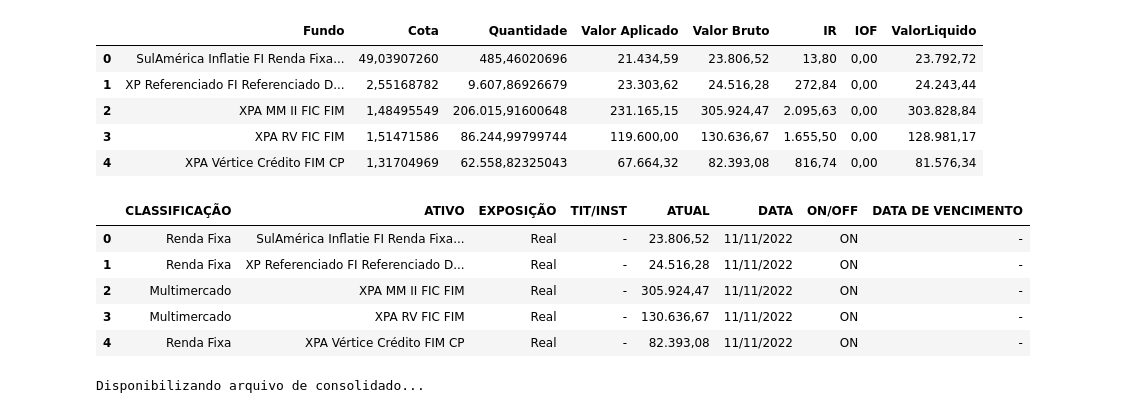
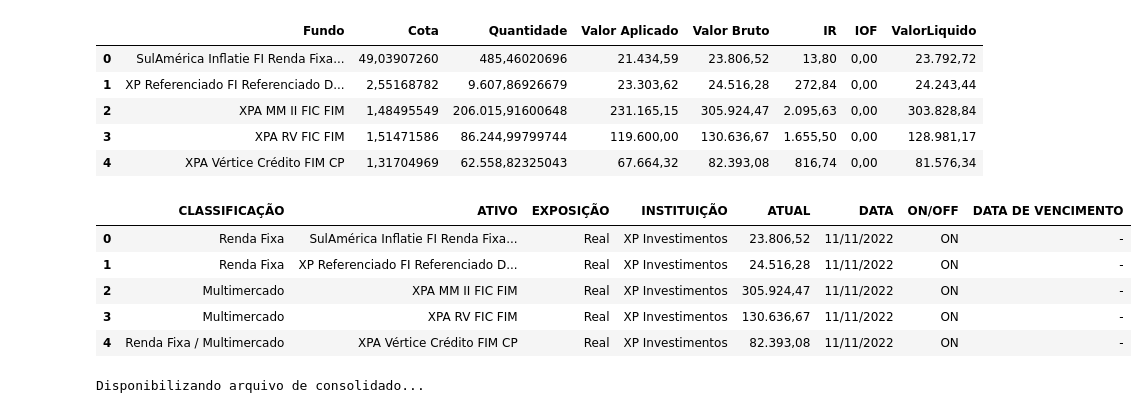
Before and after one commit to HpDiniz/Leitor-de-PDF, a Jupyter notebook: PDF_Extractor.ipynb, the cells around one changed output. Drawn from its saved outputs; the diff is of its cells as text; code cells hidden in the pictures.

```diff
--- a/PDF_Extractor.ipynb
+++ b/PDF_Extractor.ipynb
@@ -65,7 +80,7 @@ def create_new_df():
         'CLASSIFICAÇÃO': pd.Series(dtype='str'),
         'ATIVO': pd.Series(dtype='str'),
         'EXPOSIÇÃO': pd.Series(dtype='str'),
-        'TIT/INST': pd.Series(dtype='str'),
+        'INSTITUIÇÃO': pd.Series(dtype='str'),
         'ATUAL': pd.Series(dtype='str'),
         'DATA': pd.Series(dtype='str'),
         'ON/OFF': pd.Series(dtype='str'),
@@ -75,26 +90,28 @@ def create_new_df():
 def obtem_classificacao(ativo):
 
     # Verifica se é uma ativo no formato de Ticker
-    founded = re.search(r'\b[A-Z]{4}\d{1,2}\b', ativo)
+    founded = re.search(r'\b[A-Z]{4}(3|4|5|6|11|32|33|34|35)\b', ativo, flags=(re.IGNORECASE))
     if founded:
         return "Ações"
 
     # Define as palavras chave para cada Classificação
     dict_classificacoes = {
         "Ações": [
-            "FIC FIA","FIA","FI Ações"
+            "FIC FIA","FIA","FI Ações", "FI Açoes"
         ],
         "Renda Fixa": [
-            "Renda Fixa","CDB","LC","LCA","LCI","CRA","CRI","Deb","Debenture",
-            "Debênture","Tesouro","Pré","Pós","IPCA","IPCA+","LTN","NTN","NTN",
-            "NTN-B","NTNB","DI","REF","DI","CP","Crédito Privado","LP","PGBL"
-            "Longo Prazo","Providencia","Providência","Prev","VGBL"
+            "Renda Fixa","RF","CDB","LC","LCA","LCI","CRA","CRI","Deb","Debenture",
+            "Debênture","Tesouro","Pré","Pós","Pre","Pos","IPCA","IPCA+","LTN","NTN",
+            "NTN-B","NTNB","DI","REF DI","CP","Credito Privado","Crédito Privado",
+            "LP","Longo Prazo","Previdencia","Previdência","Prev","VGBL","PGBL"
         ],
         "Multimercado": [
-            "FIC FIM","FIM","MM","Multimercado","Multi","Multiestratégia","COE"
+            "FIC FIM","FIM","MM","Multimercado","Multi","COE","Multiestratégia",
+            "Multiestratégia"
         ]
     }
 
+    classes = []
     # Percorre cada uma das classificações
     for classificacao in dict_classificacoes:
 
@@ -102,14 +119,16 @@ def obtem_classificacao(ativo):
         for key in dict_classificacoes[classificacao]:
 
             # Verifica se a palavra-chave atual existe no nome do ativo
-            founded = re.search(r'\b' + key + r'\b', ativo)
-            if founded:
-                return classificacao
+            founded = re.search(r'\b' + key + r'\b', ativo, flags=(re.IGNORECASE))
+            if founded and not classificacao in classes:
+                classes.append(classificacao)
 
+    if len(classes) > 0:
+        return ' / '.join(classes)
 
     # Se nenhuma classificação foi encontrada, verifica se é um ETF de investimento estrangeiro
-    founded = re.search(r'\b[A-Z]{3}\b', ativo)
+    founded = re.search(r'\b[A-Z]{3}\b', ativo, flags=(re.IGNORECASE))
     if founded:
         return "Ações"
 
-    return ""
+    return "***"
@@ -142,6 +225,6 @@ text_miner
 # %%
 # Regex para obter a data de emissão
-regex_0 = "(?<=Emiss.o: )\d{2}\/\d{2}\/\d{4}"
+regex_0 = "(?<=Movimenta..o de \d{2}\/\d{2}\/\d{4} a )\d{2}\/\d{2}\/\d{4}"
 data_emissao = str(re.search(regex_0, text_miner, flags=(re.IGNORECASE)).group(0))
 
 # Regex para obter o texto situado entre o termo "POSIÇÃO CONSOLIDADA" e o termo "Emissão"
@@ -210,29 +293,29 @@ df
 # %%
 # Cria o DataFrame que conterá o consolidado final
 df_result = create_new_df()
 
 # Preenche o consolidado final
 for index, row in df.iterrows():
 
     df_result = df_result.append({
         'CLASSIFICAÇÃO': obtem_classificacao(row['Fundo']),
         'ATIVO': row['Fundo'],
         'EXPOSIÇÃO': "Real",
-        'TIT/INST': "-",
+        'INSTITUIÇÃO': "XP Investimentos",
         'ATUAL': row["Valor Bruto"],
         'DATA': data_emissao,
         'ON/OFF': "ON",
         'DATA DE VENCIMENTO': "-"
     }, ignore_index=True)
 
 df_result
 # %% [output]
-|  | CLASSIFICAÇÃO | ATIVO | EXPOSIÇÃO | TIT/INST | ATUAL | DATA | ON/OFF | DATA DE VENCIMENTO |
-| 0 | Renda Fixa | SulAmérica Inflatie FI Renda Fixa... | Real | - | 23.806,52 | 11/11/2022 | ON | - |
-| 1 | Renda Fixa | XP Referenciado FI Referenciado D... | Real | - | 24.516,28 | 11/11/2022 | ON | - |
-| 2 | Multimercado | XPA MM II FIC FIM | Real | - | 305.924,47 | 11/11/2022 | ON | - |
-| 3 | Multimercado | XPA RV FIC FIM | Real | - | 130.636,67 | 11/11/2022 | ON | - |
-| 4 | Renda Fixa | XPA Vértice Crédito FIM CP | Real | - | 82.393,08 | 11/11/2022 | ON | - |
+|  | CLASSIFICAÇÃO | ATIVO | EXPOSIÇÃO | INSTITUIÇÃO | ATUAL | DATA | ON/OFF | DATA DE VENCIMENTO |
+| 0 | Renda Fixa | SulAmérica Inflatie FI Renda Fixa... | Real | XP Investimentos | 23.806,52 | 11/11/2022 | ON | - |
+| 1 | Renda Fixa | XP Referenciado FI Referenciado D... | Real | XP Investimentos | 24.516,28 | 11/11/2022 | ON | - |
+| 2 | Multimercado | XPA MM II FIC FIM | Real | XP Investimentos | 305.924,47 | 11/11/2022 | ON | - |
+| 3 | Multimercado | XPA RV FIC FIM | Real | XP Investimentos | 130.636,67 | 11/11/2022 | ON | - |
+| 4 | Renda Fixa / Multimercado | XPA Vértice Crédito FIM CP | Real | XP Investimentos | 82.393,08 | 11/11/2022 | ON | - |
 # %%
 print("Disponibilizando arquivo de consolidado...")
 
```
Also changed, not shown: parts of 7 cells of this notebook.
